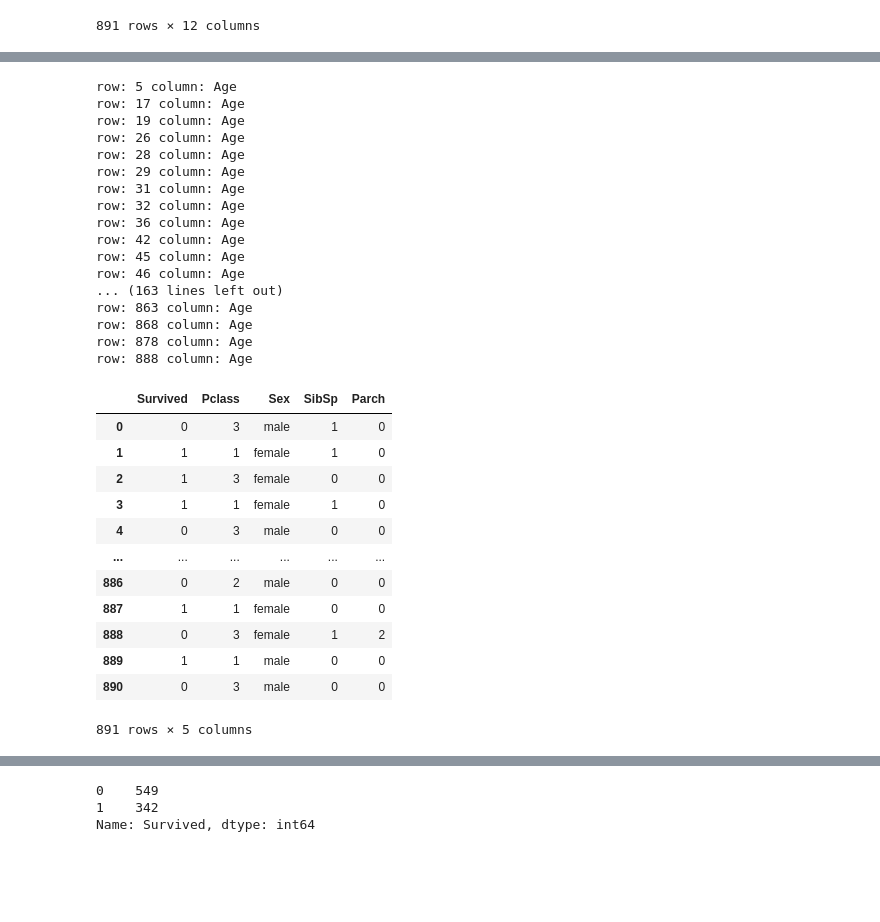
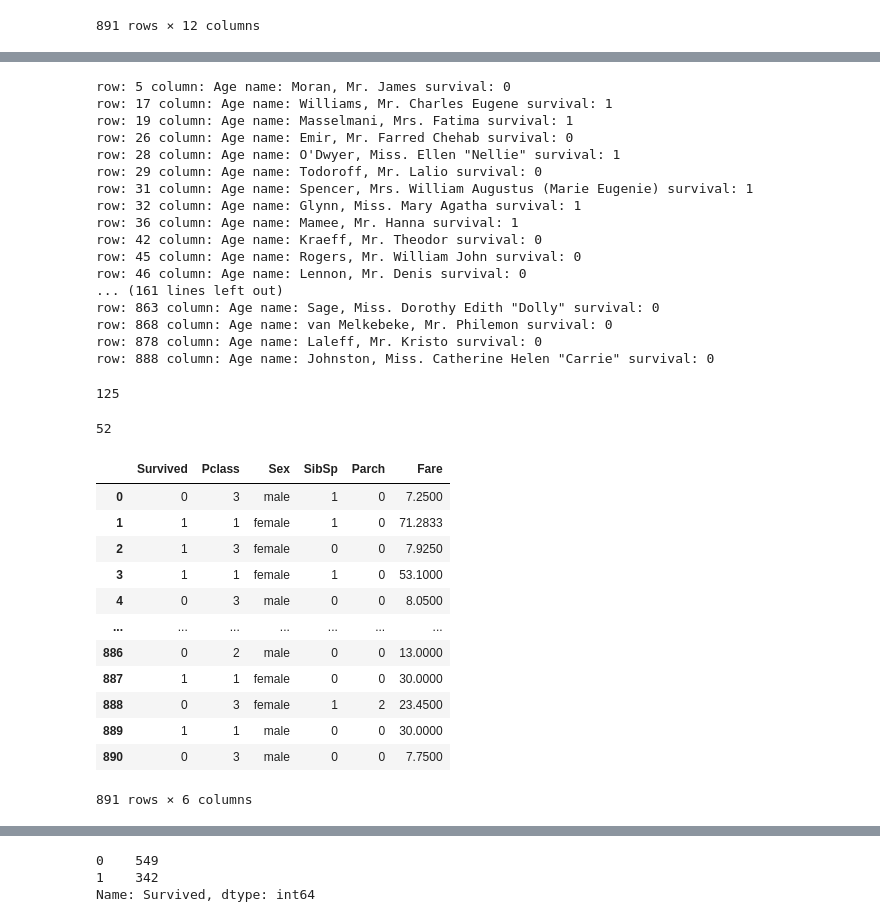
Before and after one commit to Gendo90/kaggle-titanic-survival, a Jupyter notebook: Titanic Survival - Binary Classification.ipynb, the cells around one changed output, grey strips where cells are left out. Drawn from its saved outputs; the diff is of its cells as text; code cells hidden in the pictures; blank space fills up the shorter version.

```diff
--- a/Titanic Survival - Binary Classification.ipynb
+++ b/Titanic Survival - Binary Classification.ipynb
@@ -20,6 +20,7 @@ train_df
 | 890 | 891 | 0 | 3 | Dooley, Mr. Patrick | male | 32.0 | 0 | 0 | 370376 | 7.7500 | ... |
 891 rows × 12 columns
 # %%
-train_df.drop(["Cabin", "Ticket", "Name", "PassengerId"], axis=1, inplace=True)
+# train_df.drop(["Cabin", "Ticket", "Name", "PassengerId"], axis=1, inplace=True)
+train_df.drop(["Cabin", "Ticket", "PassengerId"], axis=1, inplace=True)
 train_df
 # %% [output]
@@ -39,49 +291,62 @@ train_df
 # %%
 boolean_df = train_df.isna()
+count_survivors = 0
+count_fatalities = 0
 
 for i in range(boolean_df.index.size):
     for j in range(8):
         if(boolean_df.iloc[i, j]):
-            print("row: {} column: {}".format(i, boolean_df.columns[j]))
+            print("row: {} column: {} name: {} survival: {}".format(i, boolean_df.columns[j], train_df.iloc[i, 2], train_df.iloc[i, 0]))
+            if(j==4):
+                if(train_df.iloc[i, 0]==1):
+                    count_survivors += 1
+                else:
+                    count_fatalities += 1
 # %% [output]
-row: 5 column: Age
-row: 17 column: Age
-row: 19 column: Age
-row: 26 column: Age
-row: 28 column: Age
-row: 29 column: Age
-row: 31 column: Age
-row: 32 column: Age
-row: 36 column: Age
-row: 42 column: Age
-row: 45 column: Age
-row: 46 column: Age
-... (163 lines left out)
-row: 863 column: Age
-row: 868 column: Age
-row: 878 column: Age
-row: 888 column: Age
+row: 5 column: Age name: Moran, Mr. James survival: 0
+row: 17 column: Age name: Williams, Mr. Charles Eugene survival: 1
+row: 19 column: Age name: Masselmani, Mrs. Fatima survival: 1
+row: 26 column: Age name: Emir, Mr. Farred Chehab survival: 0
+row: 28 column: Age name: O'Dwyer, Miss. Ellen "Nellie" survival: 1
+row: 29 column: Age name: Todoroff, Mr. Lalio survival: 0
+row: 31 column: Age name: Spencer, Mrs. William Augustus (Marie Eugenie) survival: 1
+row: 32 column: Age name: Glynn, Miss. Mary Agatha survival: 1
+row: 36 column: Age name: Mamee, Mr. Hanna survival: 1
+row: 42 column: Age name: Kraeff, Mr. Theodor survival: 0
+row: 45 column: Age name: Rogers, Mr. William John survival: 0
+row: 46 column: Age name: Lennon, Mr. Denis survival: 0
+... (161 lines left out)
+row: 863 column: Age name: Sage, Miss. Dorothy Edith "Dolly" survival: 0
+row: 868 column: Age name: van Melkebeke, Mr. Philemon survival: 0
+row: 878 column: Age name: Laleff, Mr. Kristo survival: 0
+row: 888 column: Age name: Johnston, Miss. Catherine Helen "Carrie" survival: 0
+# %%
+print(count_fatalities)
+count_survivors
+# %% [output]
+125
+52
 # %%
 # ignore Age and Embarked for now - set later based on Name, ticket price, etc.
 # ignore Embarked as well! Need to make multiple columns for the three values
-train_df.drop(["Fare", "Age", "Embarked"], axis=1, inplace=True)
+train_df.drop(["Name", "Age", "Embarked"], axis=1, inplace=True)
 
 # train_df = train_df.dropna()
 train_df
 # %% [output]
-|  | Survived | Pclass | Sex | SibSp | Parch |
-| 0 | 0 | 3 | male | 1 | 0 |
-| 1 | 1 | 1 | female | 1 | 0 |
-| 2 | 1 | 3 | female | 0 | 0 |
-| 3 | 1 | 1 | female | 1 | 0 |
-| 4 | 0 | 3 | male | 0 | 0 |
-| ... | ... | ... | ... | ... | ... |
-| 886 | 0 | 2 | male | 0 | 0 |
-| 887 | 1 | 1 | female | 0 | 0 |
-| 888 | 0 | 3 | female | 1 | 2 |
-| 889 | 1 | 1 | male | 0 | 0 |
-| 890 | 0 | 3 | male | 0 | 0 |
+|  | Survived | Pclass | Sex | SibSp | Parch | Fare |
+| 0 | 0 | 3 | male | 1 | 0 | 7.2500 |
+| 1 | 1 | 1 | female | 1 | 0 | 71.2833 |
+| 2 | 1 | 3 | female | 0 | 0 | 7.9250 |
+| 3 | 1 | 1 | female | 1 | 0 | 53.1000 |
+| 4 | 0 | 3 | male | 0 | 0 | 8.0500 |
+| ... | ... | ... | ... | ... | ... | ... |
+| 886 | 0 | 2 | male | 0 | 0 | 13.0000 |
+| 887 | 1 | 1 | female | 0 | 0 | 30.0000 |
+| 888 | 0 | 3 | female | 1 | 2 | 23.4500 |
+| 889 | 1 | 1 | male | 0 | 0 | 30.0000 |
+| 890 | 0 | 3 | male | 0 | 0 | 7.7500 |
-891 rows × 5 columns
+891 rows × 6 columns
 # %%
 # convert non-numeric data to numbers
 train_df["Sex"] = train_df["Sex"].apply(lambda x: 0 if(x=="male") else 1)
```
Also changed, not shown: parts of 44 cells of this notebook, 2 other files.
